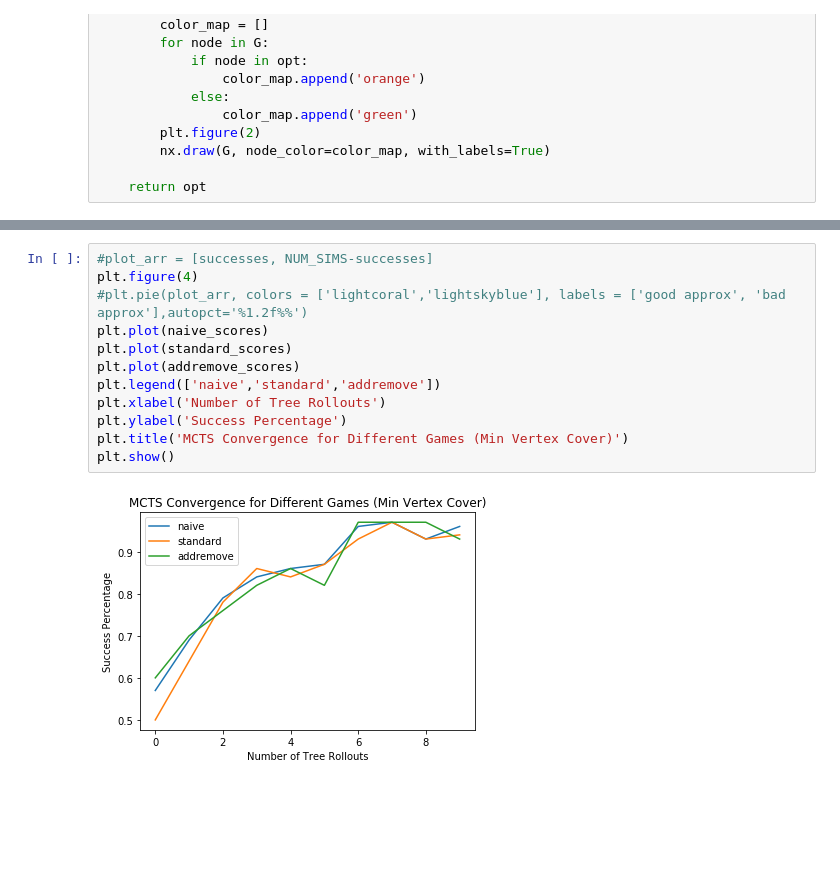
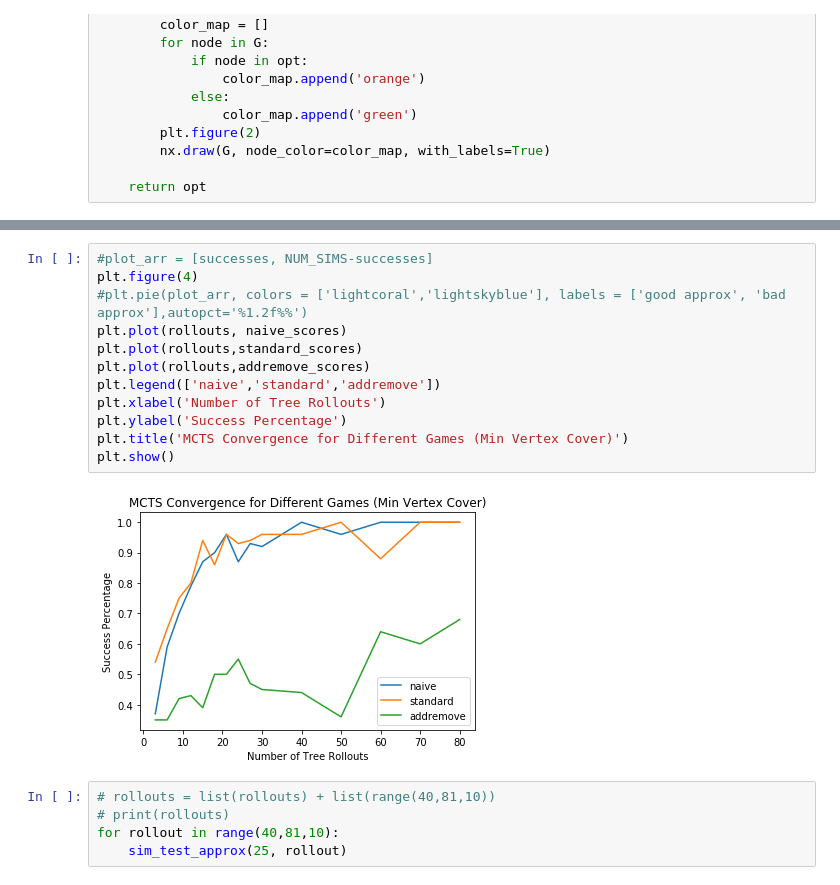
Before and after one commit to colindbrown/columbia-deep-learning-project, a Jupyter notebook: MCTS/MCTS Comparisons.ipynb, the cells around one changed output, grey strips where cells are left out. Cells and saved outputs as stored; diff of their text form; blank space fills up the shorter version.

Commit message:
MCTS plots added, need to make addremove better

```diff
--- a/MCTS/MCTS Comparisons.ipynb
+++ b/MCTS/MCTS Comparisons.ipynb
@@ -465,14 +455,19 @@ ValueError: Sample larger than population or is negative
 # %%
 #plot_arr = [successes, NUM_SIMS-successes]
 plt.figure(4)
 #plt.pie(plot_arr, colors = ['lightcoral','lightskyblue'], labels = ['good approx', 'bad approx'],autopct='%1.2f%%')
-plt.plot(naive_scores)
-plt.plot(standard_scores)
-plt.plot(addremove_scores)
+plt.plot(rollouts, naive_scores)
+plt.plot(rollouts,standard_scores)
+plt.plot(rollouts,addremove_scores)
 plt.legend(['naive','standard','addremove'])
 plt.xlabel('Number of Tree Rollouts')
 plt.ylabel('Success Percentage')
 plt.title('MCTS Convergence for Different Games (Min Vertex Cover)')
 plt.show()
 # %% [output]
-[figure, old version]
+[figure, new version]
+# %%
+# rollouts = list(rollouts) + list(range(40,81,10))
+# print(rollouts)
+for rollout in range(40,81,10):
+    sim_test_approx(25, rollout)
```
Also changed, not shown: parts of 5 cells of this notebook.
